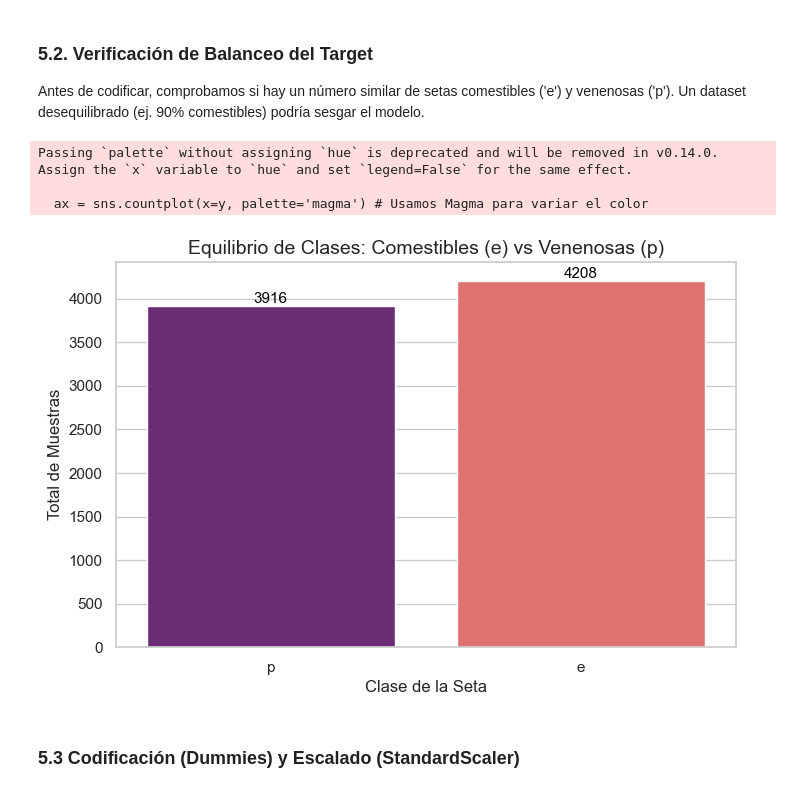
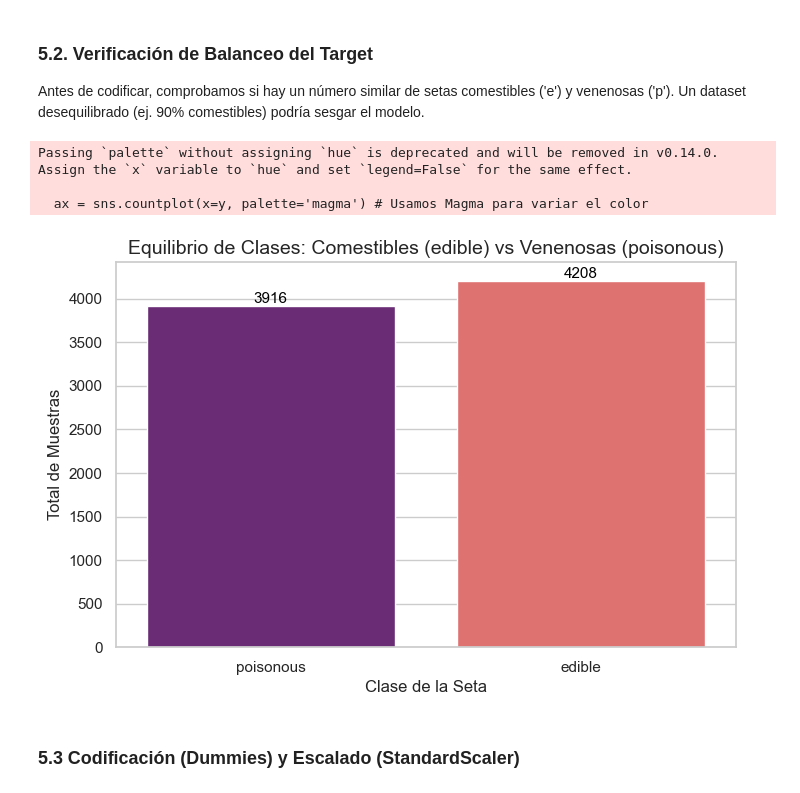
Before and after one commit to ThamirysKearney/DA-Project-Unsupervised-ML-Thami, a Jupyter notebook: notebooks/workshop_clustering_pca.ipynb, the cells around one changed output. Saved outputs shown, nothing was run; the diff lists cells and outputs as text; code cells hidden in the pictures.

```diff
--- a/notebooks/workshop_clustering_pca.ipynb
+++ b/notebooks/workshop_clustering_pca.ipynb
@@ -661,24 +661,27 @@ Antes de codificar, comprobamos si hay un número similar de setas comestibles (
 # %%
 # Visualizamos la distribución de la variable objetivo 'y'
 plt.figure(figsize=(8, 5))
 ax = sns.countplot(x=y, palette='magma') # Usamos Magma para variar el color
 
-plt.title('Equilibrio de Clases: Comestibles (e) vs Venenosas (p)', fontsize=14)
+plt.title('Equilibrio de Clases: Comestibles (edible) vs Venenosas (poisonous)', fontsize=14)
 plt.xlabel('Clase de la Seta', fontsize=12)
 plt.ylabel('Total de Muestras', fontsize=12)
 
 # Añadimos etiquetas de valor
 for p in ax.patches:
     ax.annotate(f'{int(p.get_height())}', (p.get_x() + p.get_width() / 2., p.get_height()),
                 ha='center', va='center', fontsize=11, color='black', xytext=(0, 5),
                 textcoords='offset points')
 
+# Cambio las etiquetas del eje x
+ax.set_xticklabels(['poisonous', 'edible'])
+
 plt.show()
 # %% [output]
 Passing `palette` without assigning `hue` is deprecated and will be removed in v0.14.0. Assign the `x` variable to `hue` and set `legend=False` for the same effect.
 
   ax = sns.countplot(x=y, palette='magma') # Usamos Magma para variar el color
-[figure, old version]
+[figure, new version]
 # %% [markdown]
 ### 5.3 Codificación (Dummies) y Escalado (StandardScaler)
 # %%
```
Also changed, not shown: parts of 22 cells of this notebook.
